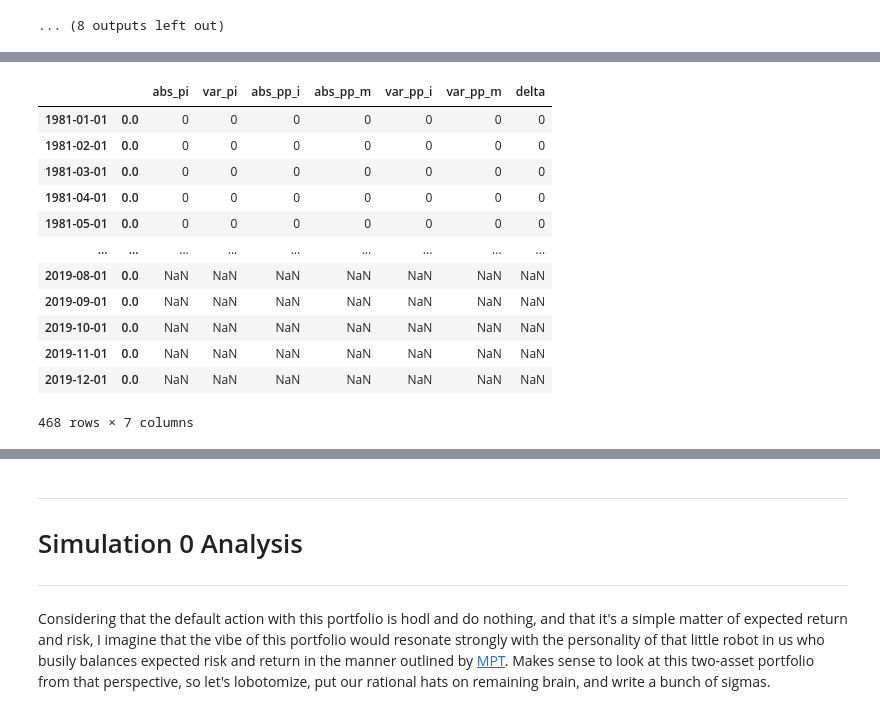
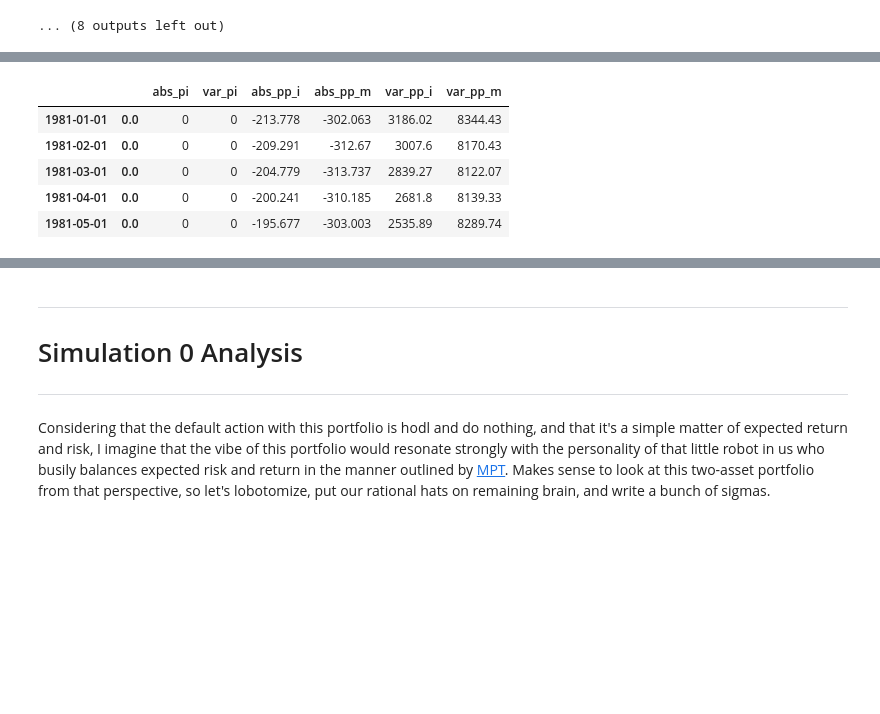
Before and after one commit to jthk1618/Causality, a Jupyter notebook: financial_safety_net_simulations.ipynb, the cells around one changed output, grey strips where cells are left out. Cells and saved outputs as stored; diff of their text form; code cells hidden in the pictures; blank space fills up the shorter version.

```diff
--- a/financial_safety_net_simulations.ipynb
+++ b/financial_safety_net_simulations.ipynb
@@ -656,19 +648,12 @@ df.plot(y="m2_inflation", ax=ax[1], secondary_y=True)
 # %%
-check = result01[2]
-
+check = result01[4]
 idx = pd.IndexSlice
-check.loc(axis=0)[slice(None), 0]
+check0 = check.loc(axis=0)[slice(None), 0]
+check0.head()
 # %% [output]
-|  |  | abs_pi | var_pi | abs_pp_i | abs_pp_m | var_pp_i | var_pp_m | delta |
-| 1981-01-01 | 0.0 | 0 | 0 | 0 | 0 | 0 | 0 | 0 |
-| 1981-02-01 | 0.0 | 0 | 0 | 0 | 0 | 0 | 0 | 0 |
-| 1981-03-01 | 0.0 | 0 | 0 | 0 | 0 | 0 | 0 | 0 |
-| 1981-04-01 | 0.0 | 0 | 0 | 0 | 0 | 0 | 0 | 0 |
-| 1981-05-01 | 0.0 | 0 | 0 | 0 | 0 | 0 | 0 | 0 |
-| ... | ... | ... | ... | ... | ... | ... | ... | ... |
-| 2019-08-01 | 0.0 | NaN | NaN | NaN | NaN | NaN | NaN | NaN |
-| 2019-09-01 | 0.0 | NaN | NaN | NaN | NaN | NaN | NaN | NaN |
-| 2019-10-01 | 0.0 | NaN | NaN | NaN | NaN | NaN | NaN | NaN |
-| 2019-11-01 | 0.0 | NaN | NaN | NaN | NaN | NaN | NaN | NaN |
-| 2019-12-01 | 0.0 | NaN | NaN | NaN | NaN | NaN | NaN | NaN |
+|  |  | abs_pi | var_pi | abs_pp_i | abs_pp_m | var_pp_i | var_pp_m |
+| 1981-01-01 | 0.0 | 0 | 0 | -213.778 | -302.063 | 3186.02 | 8344.43 |
+| 1981-02-01 | 0.0 | 0 | 0 | -209.291 | -312.67 | 3007.6 | 8170.43 |
+| 1981-03-01 | 0.0 | 0 | 0 | -204.779 | -313.737 | 2839.27 | 8122.07 |
+| 1981-04-01 | 0.0 | 0 | 0 | -200.241 | -310.185 | 2681.8 | 8139.33 |
+| 1981-05-01 | 0.0 | 0 | 0 | -195.677 | -303.003 | 2535.89 | 8289.74 |
-468 rows × 7 columns
```
Also changed, not shown: parts of 14 cells of this notebook.
